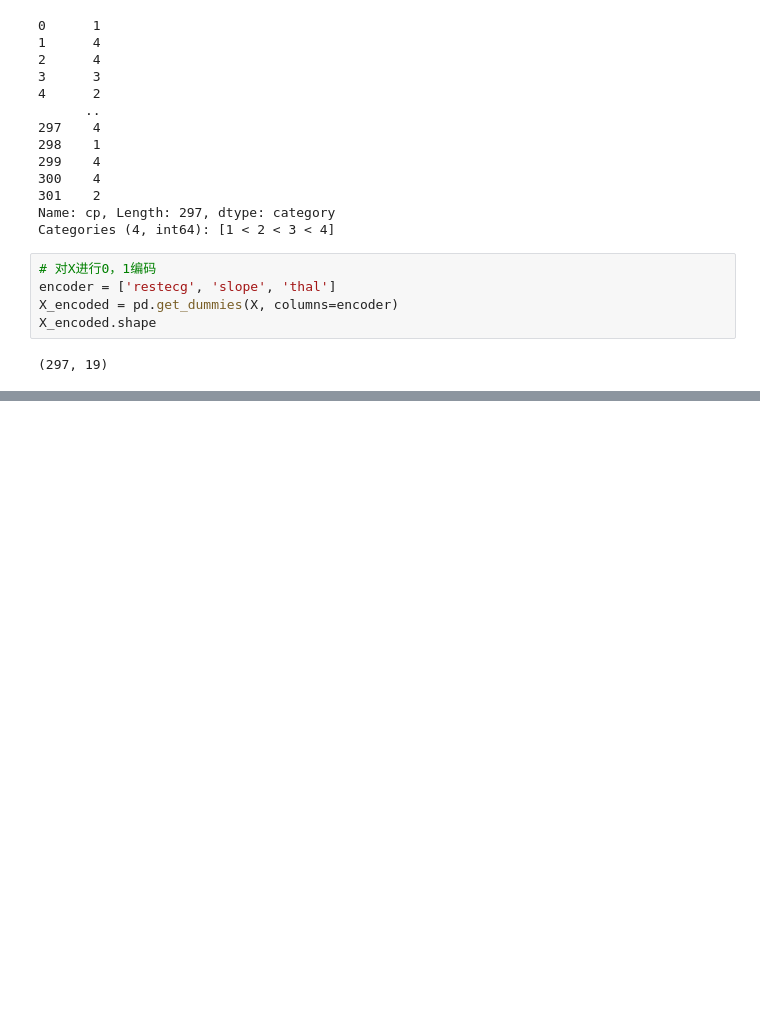
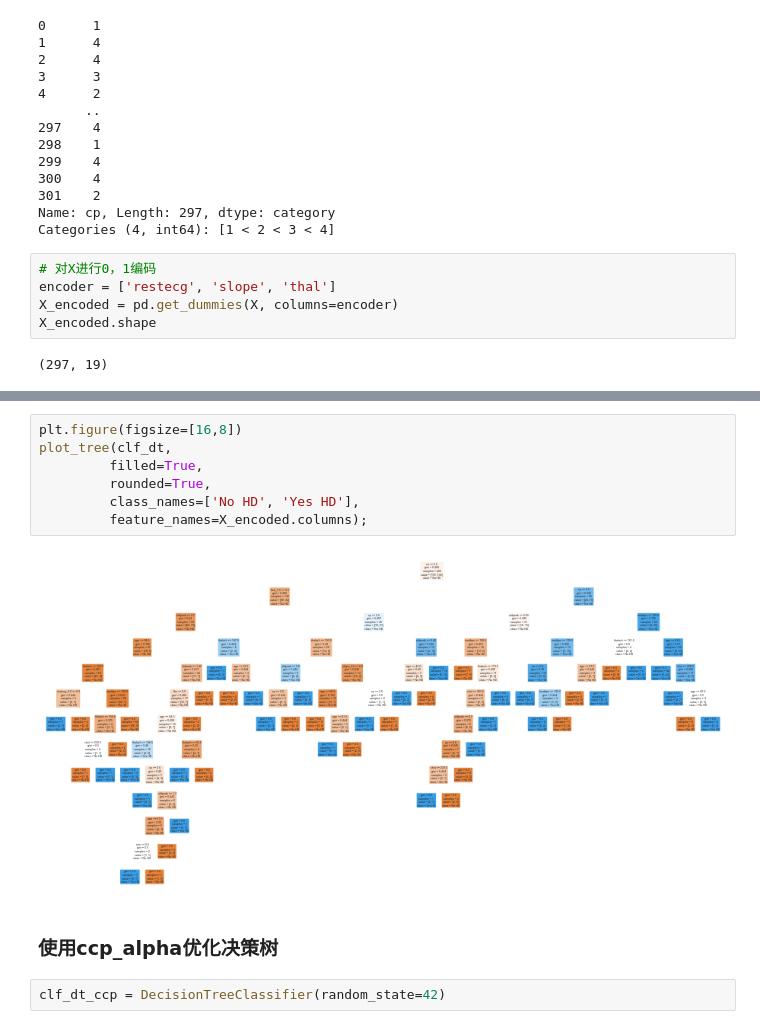
Before and after one commit to LeoDeng2019/DataScience, a Jupyter notebook: Code/Heart_disease_Tree.ipynb, the cells around one changed output, grey strips where cells are left out. Cells and saved outputs as stored; diff of their text form; blank space fills up the shorter version.

```diff
--- a/Code/Heart_disease_Tree.ipynb
+++ b/Code/Heart_disease_Tree.ipynb
@@ -123,0 +165,13 @@ X_encoded.shape
+# %%
+plt.figure(figsize=[16,8])
+plot_tree(clf_dt,
+         filled=True,
+         rounded=True,
+         class_names=['No HD', 'Yes HD'],
+         feature_names=X_encoded.columns);
+# %% [output]
+[figure, added]
+# %% [markdown]
+### 使用ccp_alpha优化决策树
+# %%
+clf_dt_ccp = DecisionTreeClassifier(random_state=42)
```
Also changed, not shown: parts of 15 cells of this notebook.
